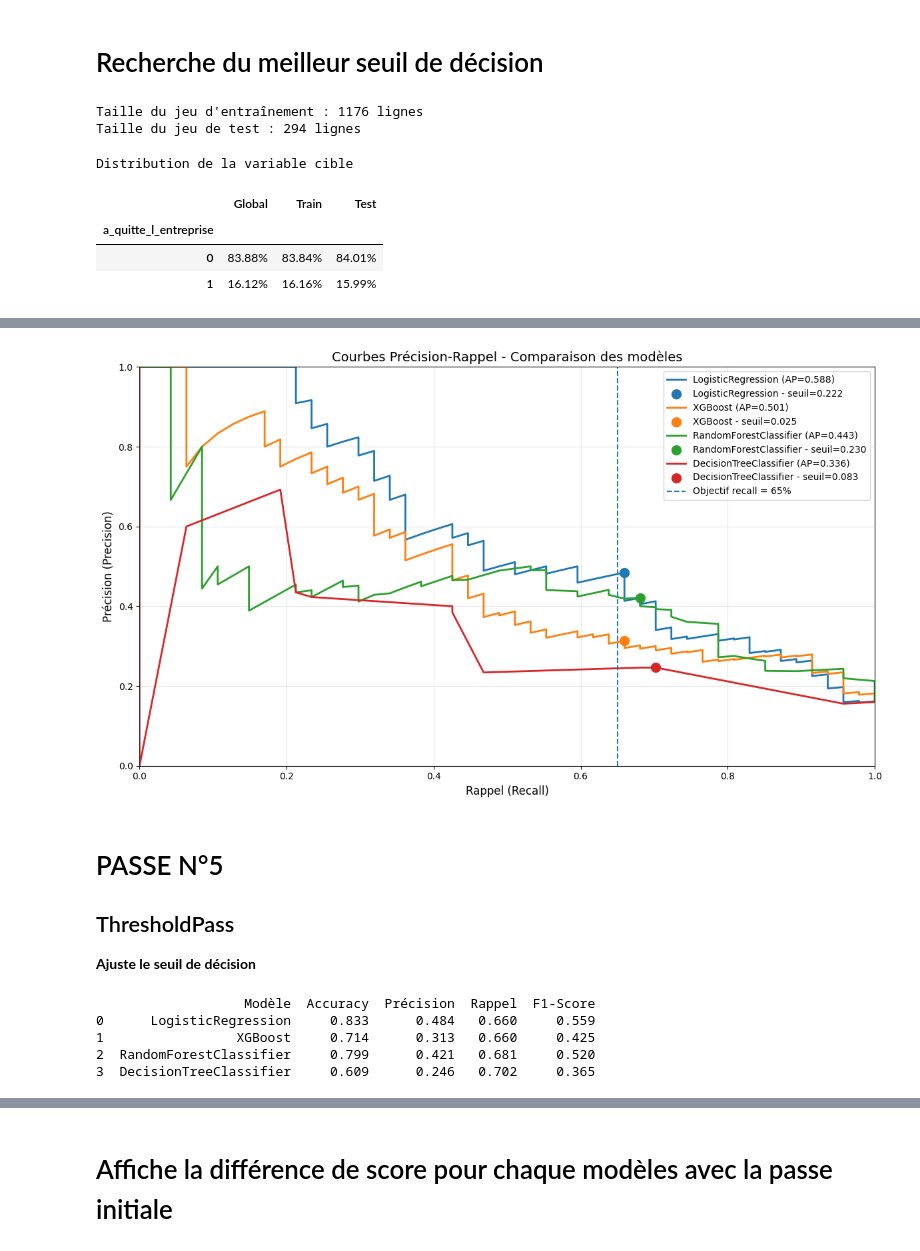
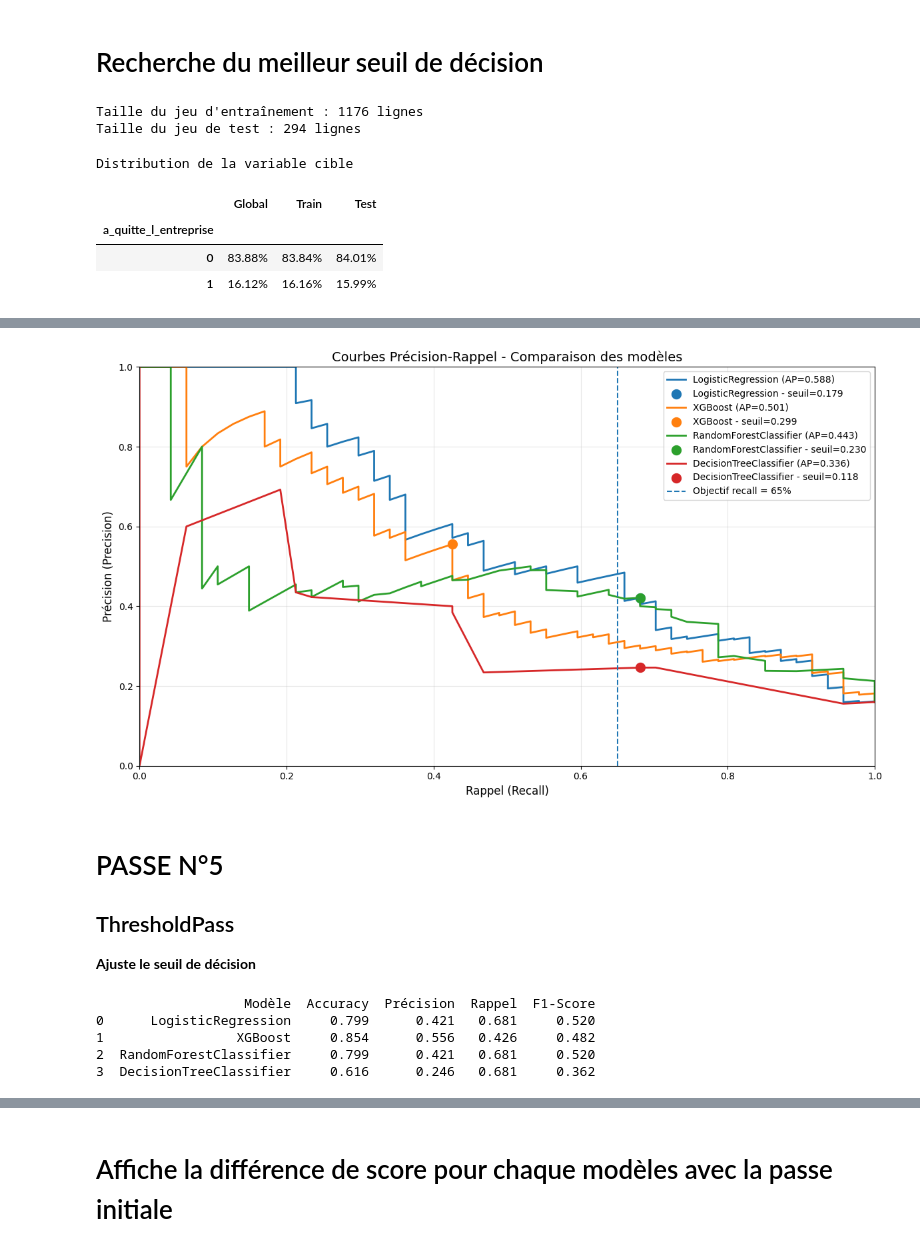
Before and after one commit to Ace4teaM/OCR-NovaTech, a Jupyter notebook: 3.modelisations.ipynb, the cells around one changed output, grey strips where cells are left out. Cells and saved outputs as stored; diff of their text form; code cells hidden in the pictures.

Commit message:
Rend `objectif_recall` comme paramètre global et impose un seuil minimal

```diff
--- a/3.modelisations.ipynb
+++ b/3.modelisations.ipynb
@@ -9,3 +11,6 @@ df.shape
+# %%
+objectif_recall  = 0.68
+seuil_min_recall = 0.10
 # %% [markdown]
 ## Conversion des types
 # %%
@@ -165,7 +170,7 @@ def display_results(results) -> None:
         y_proba
     )
 
-    objectif_recall = 0.68
+    global objectif_recall
 
     # Seuils permettant d'atteindre l'objectif de recall
     candidats = [
@@ -181,7 +186,7 @@ def display_results(results) -> None:
     )
 
     if candidats:
-        # Parmi les seuils ayant recall >= 70 %,
+        # Parmi les seuils ayant recall >= objectif_recall,
         # on sélectionne celui ayant la meilleure précision
         best_index = max(
             candidats,
@@ -1098,7 +1103,7 @@ class ThresholdPass(PassTrains):
         self.threshold_results = []
 
     @staticmethod
-    def selectionner_seuil_optimal(y_true, y_proba, objectif_recall=0.65):
+    def selectionner_seuil_optimal(y_true, y_proba):
         """
         Sélectionne le seuil qui maximise la précision tout en maintenant
         un recall supérieur ou égal à l'objectif demandé.
@@ -1111,9 +1116,6 @@ class ThresholdPass(PassTrains):
         y_proba : numpy.ndarray
             Probabilités prédites pour la classe positive.
 
-        objectif_recall : float, default=0.65
-            Recall minimal recherché.
-
         Returns
         -------
         threshold_optimal : float
@@ -1123,47 +1125,51 @@ class ThresholdPass(PassTrains):
             Métriques obtenues avec le seuil sélectionné.
         """
 
+        global objectif_recall
+        global seuil_min_recall
+
         precision, recall, thresholds = precision_recall_curve(
             y_true,
             y_proba
         )
 
+        # Filtrer les seuils trop bas
+        seuils_valides = [
+            i for i, t in enumerate(thresholds)
+            if t >= seuil_min_recall
+        ]
+
+        if not seuils_valides:
+            print(f"Aucun seuil >= {seuil_min_recall:.2f} disponible")
+            return 0.5, {}
+
         # Recherche des seuils permettant d'atteindre
         # l'objectif de recall
         candidats = [
-            i
-            for i, r in enumerate(recall[:-1])
-            if r >= objectif_recall
+            i for i in seuils_valides
+            if recall[i] >= objectif_recall
         ]
 
         if not candidats:
             print(
-                f"Aucun seuil ne permet d'atteindre "
-                f"recall >= {objectif_recall}"
+                f"Aucun seuil >= {seuil_min_recall:.2f} ne permet d'atteindre "
+                f"recall >= {objectif_recall:.2f}"
             )
+            print(f"  Recherche du meilleur compromis F1...")
 
-            # Si aucun seuil ne respecte l'objectif,
-            # recherche du meilleur F1
+            # Recherche du meilleur F1 parmi les seuils valides
             f1_scores = (
-                2 * (precision[:-1] * recall[:-1])
-                / (precision[:-1] + recall[:-1] + 1e-10)
+                2 * (precision[seuils_valides] * recall[seuils_valides])
+                / (precision[seuils_valides] + recall[seuils_valides] + 1e-10)
             )
-
-            best_idx = f1_scores.argmax()
+            best_idx = seuils_valides[f1_scores.argmax()]
 
         else:
             # Parmi les seuils respectant l'objectif,
             # sélection du seuil ayant la meilleure précision
-            best_idx = max(
-                candidats,
-                key=lambda i: precision[i]
-            )
+            best_idx = max(candidats, key=lambda i: precision[i])
 
-        threshold_optimal = (
-            thresholds[best_idx]
-            if best_idx < len(thresholds)
-            else 0.5
-        )
+        threshold_optimal = thresholds[best_idx]
 
         # Prédictions avec le seuil sélectionné
         y_pred = y_proba >= threshold_optimal
@@ -1174,16 +1180,9 @@ class ThresholdPass(PassTrains):
             "recall": recall[best_idx],
             "f1": (
                 2 * precision[best_idx] * recall[best_idx]
-                / (
-                    precision[best_idx]
-                    + recall[best_idx]
-                    + 1e-10
-                )
+                / (precision[best_idx] + recall[best_idx] + 1e-10)
             ),
-            "average_precision": average_precision_score(
-                y_true,
-                y_proba
-            )
+            "average_precision": average_precision_score(y_true, y_proba)
         }
 
         return threshold_optimal, metrics
@@ -1205,8 +1204,7 @@ class ThresholdPass(PassTrains):
 
             seuil_optimal, metrics = self.selectionner_seuil_optimal(
                 train.results["y"],
-                train.results["y_proba"],
-                objectif_recall=0.65
+                train.results["y_proba"]
             )
 
             print(f"\nSÉLECTION DU SEUIL OPTIMAL - {train.model_name}")
@@ -1353,5 +1351,5 @@ SÉLECTION DU SEUIL OPTIMAL - XGBoost
    Average Precision : 0.336
-[figure, old version]
+[figure, new version]
 
 # PASSE N°5
 
@@ -1359,10 +1357,10 @@ SÉLECTION DU SEUIL OPTIMAL - XGBoost
 
 **Ajuste le seuil de décision**
                    Modèle  Accuracy  Précision  Rappel  F1-Score
-0      LogisticRegression     0.833      0.484   0.660     0.559
-1                 XGBoost     0.714      0.313   0.660     0.425
+0      LogisticRegression     0.799      0.421   0.681     0.520
+1                 XGBoost     0.854      0.556   0.426     0.482
 2  RandomForestClassifier     0.799      0.421   0.681     0.520
-3  DecisionTreeClassifier     0.609      0.246   0.702     0.365
+3  DecisionTreeClassifier     0.616      0.246   0.681     0.362
 # %%
 
 results=[p.metrics() for p in passes]
```
Also changed, not shown: parts of 13 cells of this notebook.
